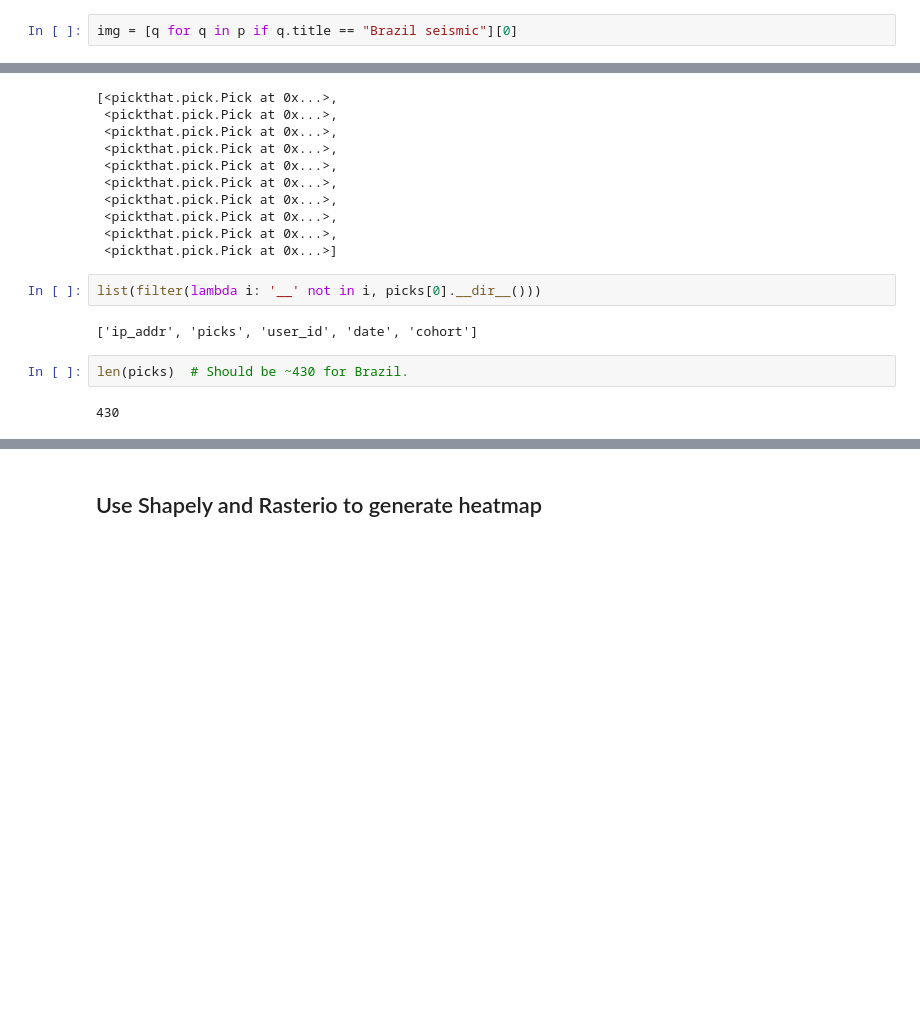
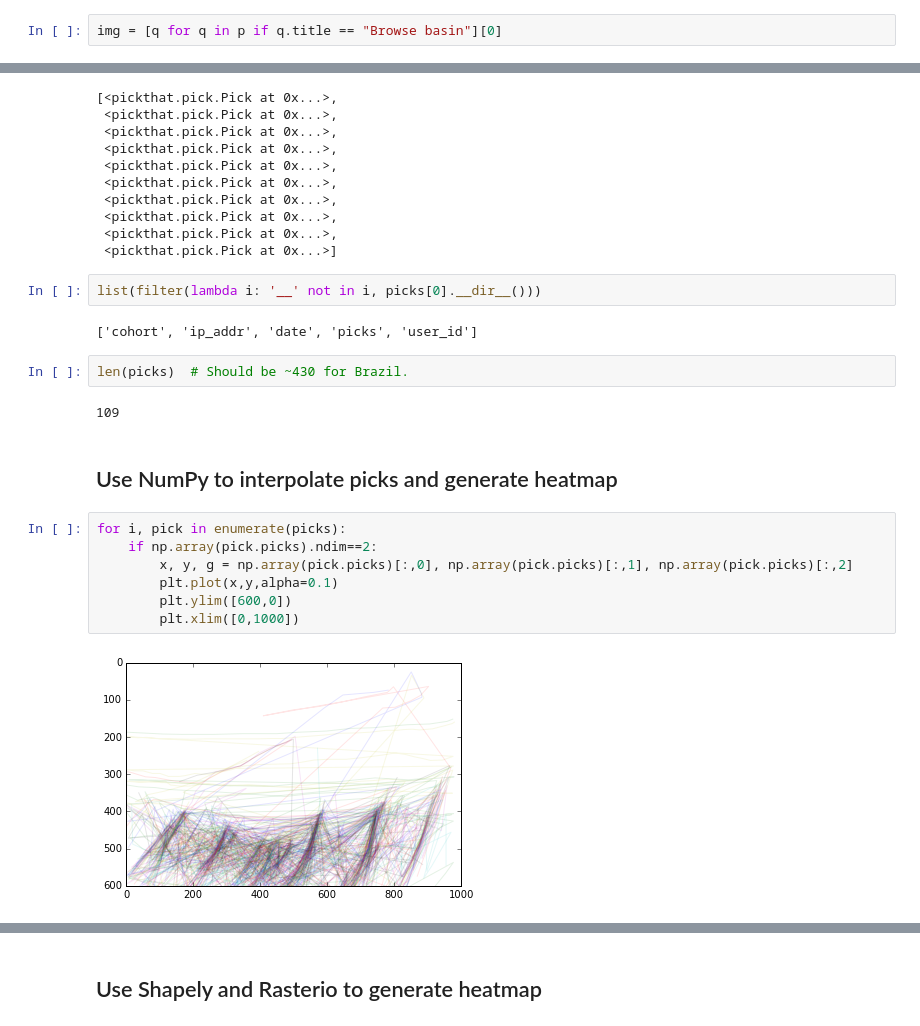
Before and after one commit to EvanBianco/notebooks, a Jupyter notebook: pick_this_api_hacking.ipynb, the cells around one changed output, grey strips where cells are left out. Cells and saved outputs as stored; diff of their text form; blank space fills up the shorter version.

```diff
--- a/pick_this_api_hacking.ipynb
+++ b/pick_this_api_hacking.ipynb
@@ -48,7 +49,7 @@ p[1].link
  'Deuteranope ROYGBIV',
  'Parasound profile']
 # %%
-img = [q for q in p if q.title == "Brazil seismic"][0]
+img = [q for q in p if q.title == "Browse basin"][0]
 # %%
 # import requests
 # from PIL import Image
@@ -76,8 +77,19 @@ picks[:10]
 # %%
 list(filter(lambda i: '__' not in i, picks[0].__dir__()))
 # %% [output]
-['ip_addr', 'picks', 'user_id', 'date', 'cohort']
+['cohort', 'ip_addr', 'date', 'picks', 'user_id']
 # %%
 len(picks)  # Should be ~430 for Brazil.
 # %% [output]
-430
+109
+# %% [markdown]
+## Use NumPy to interpolate picks and generate heatmap
+# %%
+for i, pick in enumerate(picks):
+    if np.array(pick.picks).ndim==2:
+        x, y, g = np.array(pick.picks)[:,0], np.array(pick.picks)[:,1], np.array(pick.picks)[:,2]
+        plt.plot(x,y,alpha=0.1)
+        plt.ylim([600,0])
+        plt.xlim([0,1000])
+# %% [output]
+[figure, added]
```
Also changed, not shown: parts of 13 cells of this notebook.
